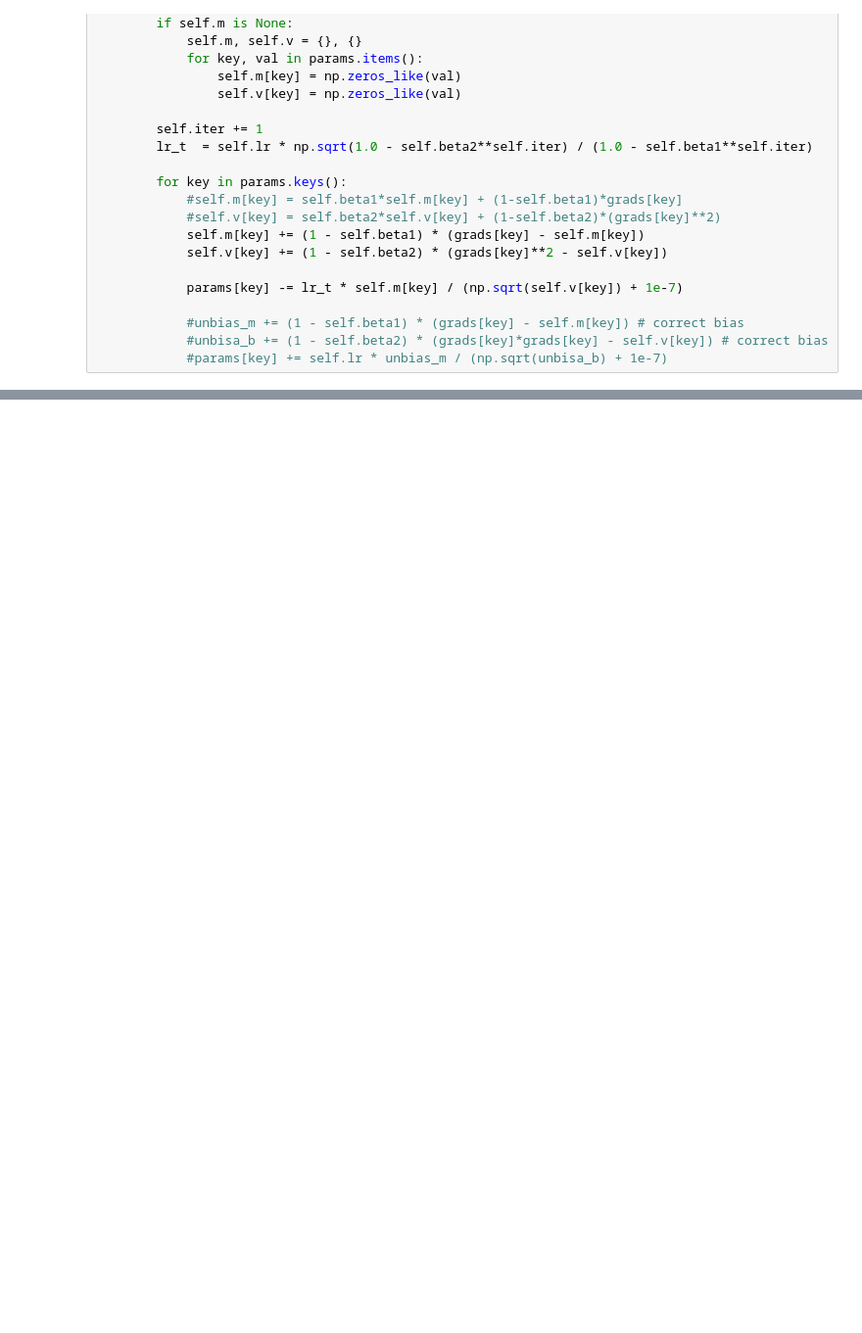
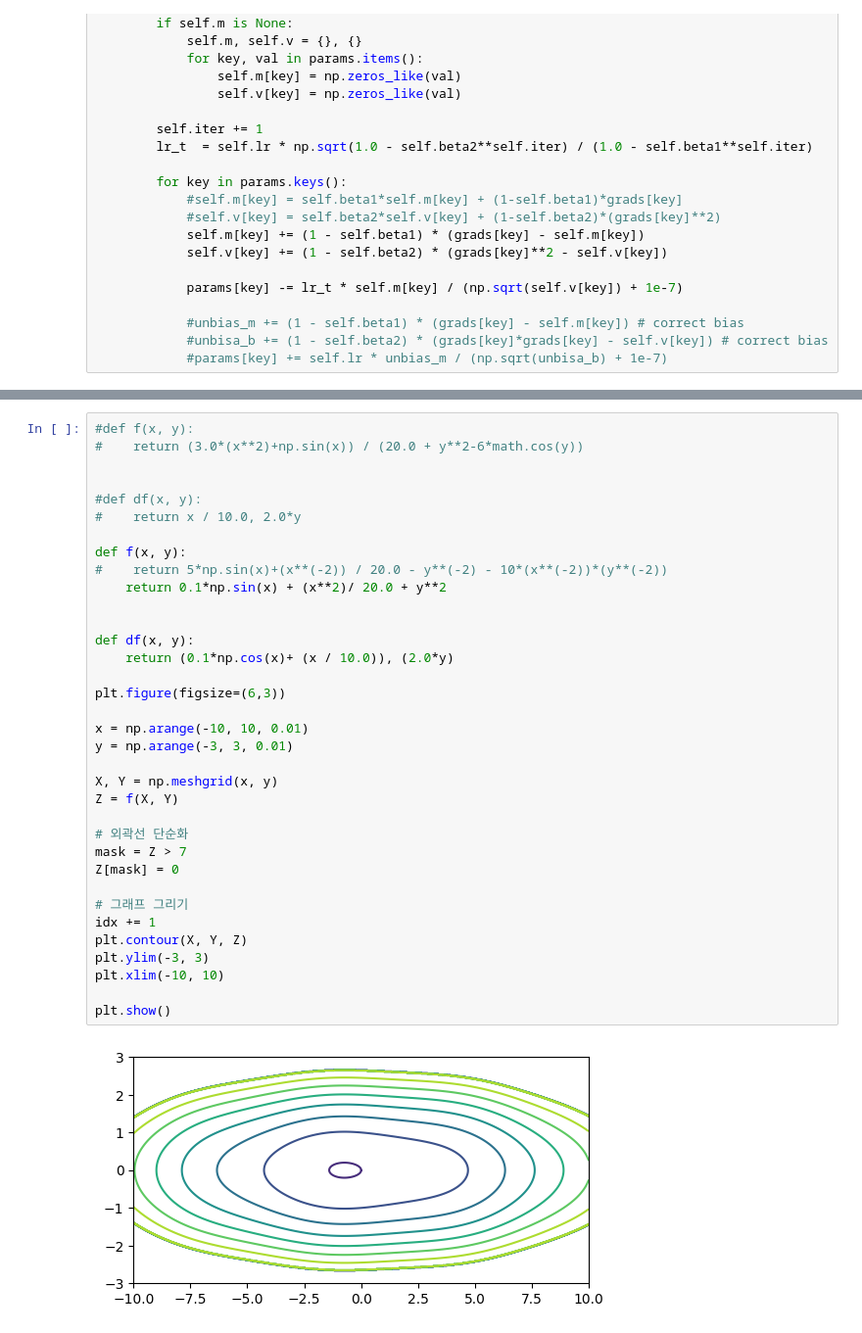
Before and after one commit to clionelove123/Machine_Learning, a Jupyter notebook: ML_Chap_09_Optimizer.ipynb, the cells around one changed output, grey strips where cells are left out. Shown at 98% size. Drawn from its saved outputs; the diff is of its cells as text; blank space fills up the shorter version.

```diff
--- a/ML_Chap_09_Optimizer.ipynb
+++ b/ML_Chap_09_Optimizer.ipynb
@@ -450,0 +177,37 @@ for loss in ("loss", "val_loss"):
+# %%
+#def f(x, y):
+#    return (3.0*(x**2)+np.sin(x)) / (20.0 + y**2-6*math.cos(y))
+
+
+#def df(x, y):
+#    return x / 10.0, 2.0*y
+
+def f(x, y):
+#    return 5*np.sin(x)+(x**(-2)) / 20.0 - y**(-2) - 10*(x**(-2))*(y**(-2))
+    return 0.1*np.sin(x) + (x**2)/ 20.0 + y**2
+
+
+def df(x, y):
+    return (0.1*np.cos(x)+ (x / 10.0)), (2.0*y)
+
+plt.figure(figsize=(6,3))
+
+x = np.arange(-10, 10, 0.01)
+y = np.arange(-3, 3, 0.01)
+
+X, Y = np.meshgrid(x, y)
+Z = f(X, Y)
+
+# 외곽선 단순화
+mask = Z > 7
+Z[mask] = 0
+
+# 그래프 그리기
+idx += 1
+plt.contour(X, Y, Z)
+plt.ylim(-3, 3)
+plt.xlim(-10, 10)
+
+plt.show()
+# %% [output]
+[figure, added]
```
Also changed, not shown: parts of 14 cells of this notebook.
